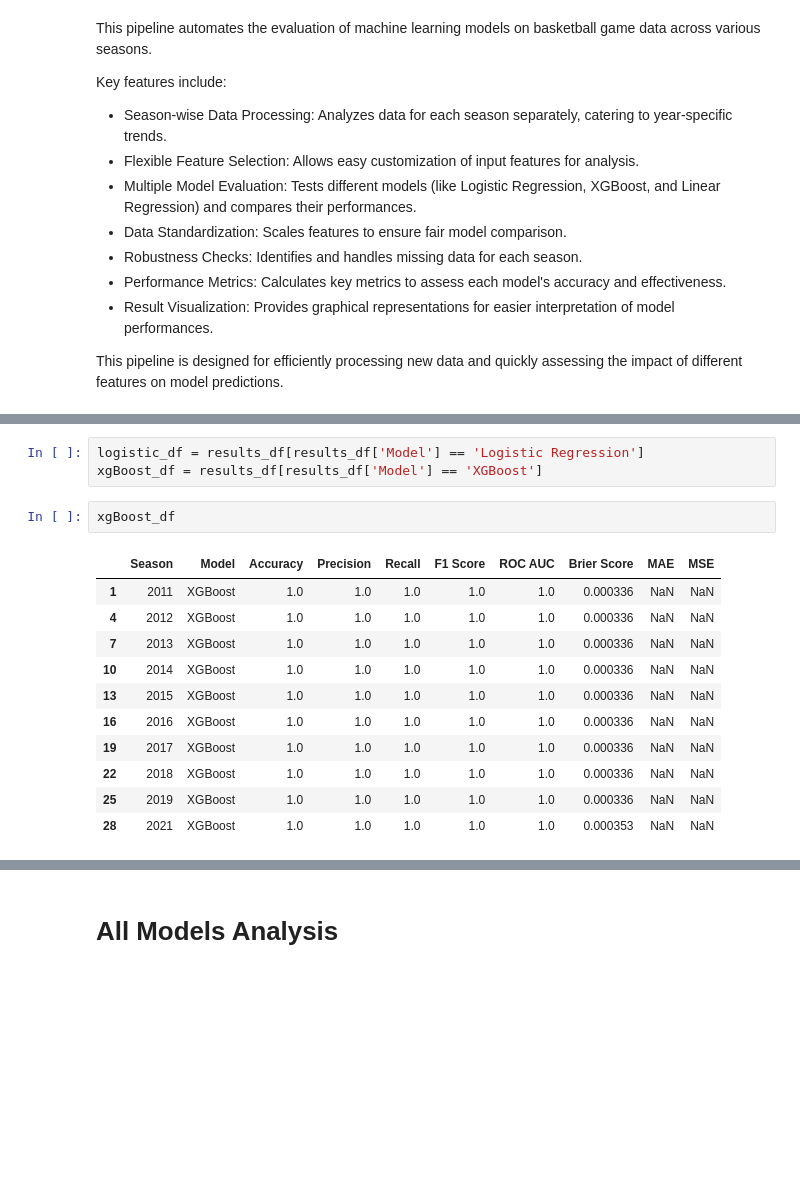
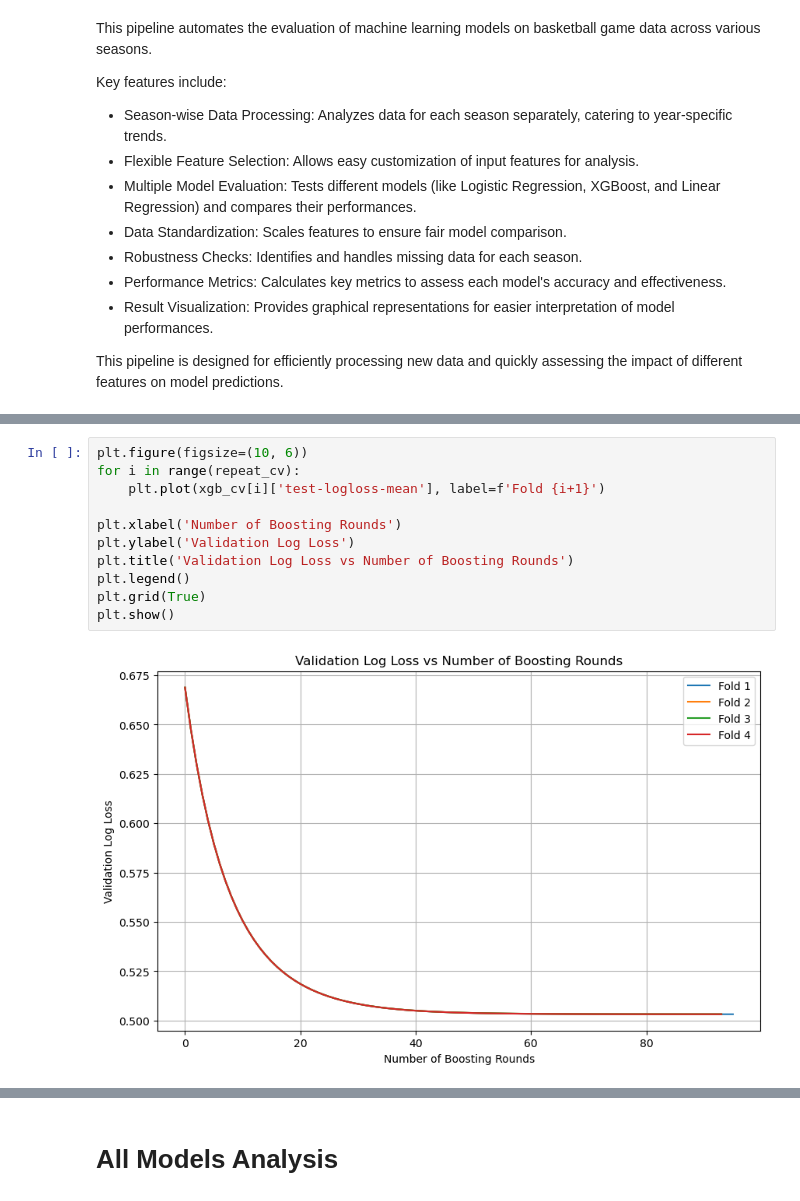
Before and after one commit to joshmccoy2/NCAA_March_Madness, a Jupyter notebook: V1_New.ipynb, the cells around one changed output, grey strips where cells are left out. Drawn from its saved outputs; the diff is of its cells as text; blank space fills up the shorter version.

```diff
--- a/V1_New.ipynb
+++ b/V1_New.ipynb
@@ -482,17 +416,13 @@ XGBoost CV logloss: 0.024035825899669107
-# %%
-logistic_df = results_df[results_df['Model'] == 'Logistic Regression']
-xgBoost_df = results_df[results_df['Model'] == 'XGBoost']
 # %%
-xgBoost_df
+plt.figure(figsize=(10, 6))
+for i in range(repeat_cv):
+    plt.plot(xgb_cv[i]['test-logloss-mean'], label=f'Fold {i+1}')
+
+plt.xlabel('Number of Boosting Rounds')
+plt.ylabel('Validation Log Loss')
+plt.title('Validation Log Loss vs Number of Boosting Rounds')
+plt.legend()
+plt.grid(True)
+plt.show()
 # %% [output]
-|  | Season | Model | Accuracy | Precision | Recall | F1 Score | ROC AUC | Brier Score | MAE | MSE |
-| 1 | 2011 | XGBoost | 1.0 | 1.0 | 1.0 | 1.0 | 1.0 | 0.000336 | NaN | NaN |
-| 4 | 2012 | XGBoost | 1.0 | 1.0 | 1.0 | 1.0 | 1.0 | 0.000336 | NaN | NaN |
-| 7 | 2013 | XGBoost | 1.0 | 1.0 | 1.0 | 1.0 | 1.0 | 0.000336 | NaN | NaN |
-| 10 | 2014 | XGBoost | 1.0 | 1.0 | 1.0 | 1.0 | 1.0 | 0.000336 | NaN | NaN |
-| 13 | 2015 | XGBoost | 1.0 | 1.0 | 1.0 | 1.0 | 1.0 | 0.000336 | NaN | NaN |
-| 16 | 2016 | XGBoost | 1.0 | 1.0 | 1.0 | 1.0 | 1.0 | 0.000336 | NaN | NaN |
-| 19 | 2017 | XGBoost | 1.0 | 1.0 | 1.0 | 1.0 | 1.0 | 0.000336 | NaN | NaN |
-| 22 | 2018 | XGBoost | 1.0 | 1.0 | 1.0 | 1.0 | 1.0 | 0.000336 | NaN | NaN |
-| 25 | 2019 | XGBoost | 1.0 | 1.0 | 1.0 | 1.0 | 1.0 | 0.000336 | NaN | NaN |
-| 28 | 2021 | XGBoost | 1.0 | 1.0 | 1.0 | 1.0 | 1.0 | 0.000353 | NaN | NaN |
+[figure, added]
```
Also changed, not shown: parts of 12 cells of this notebook.
